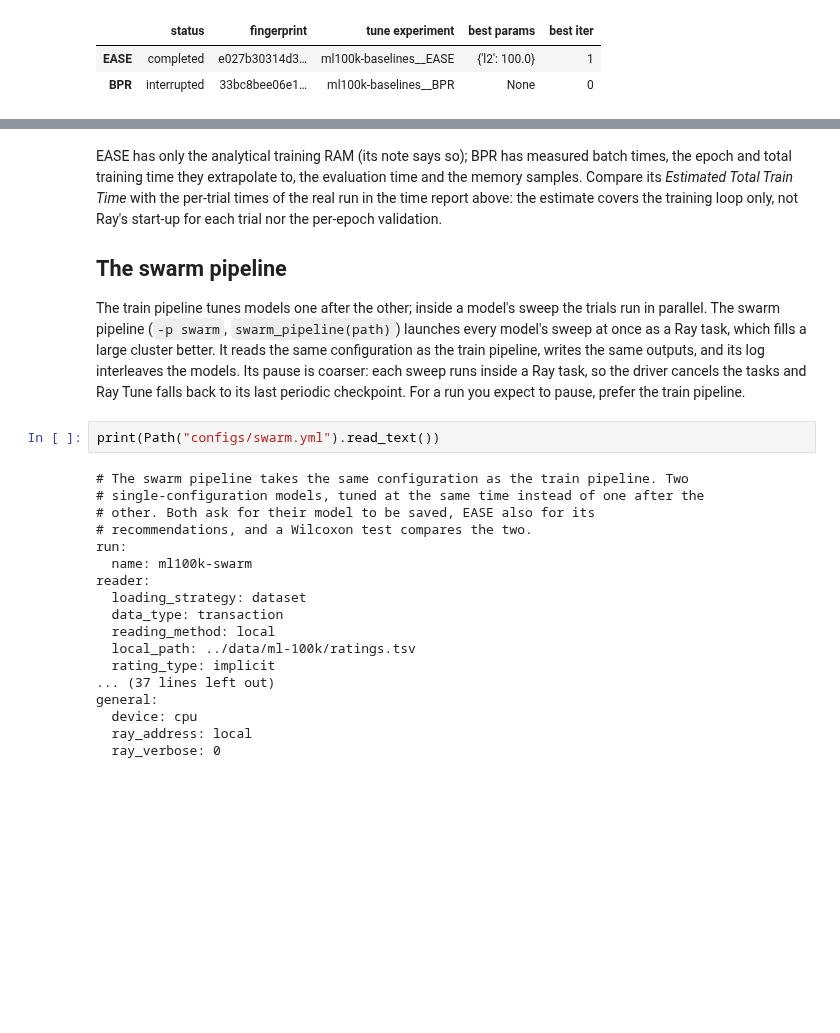
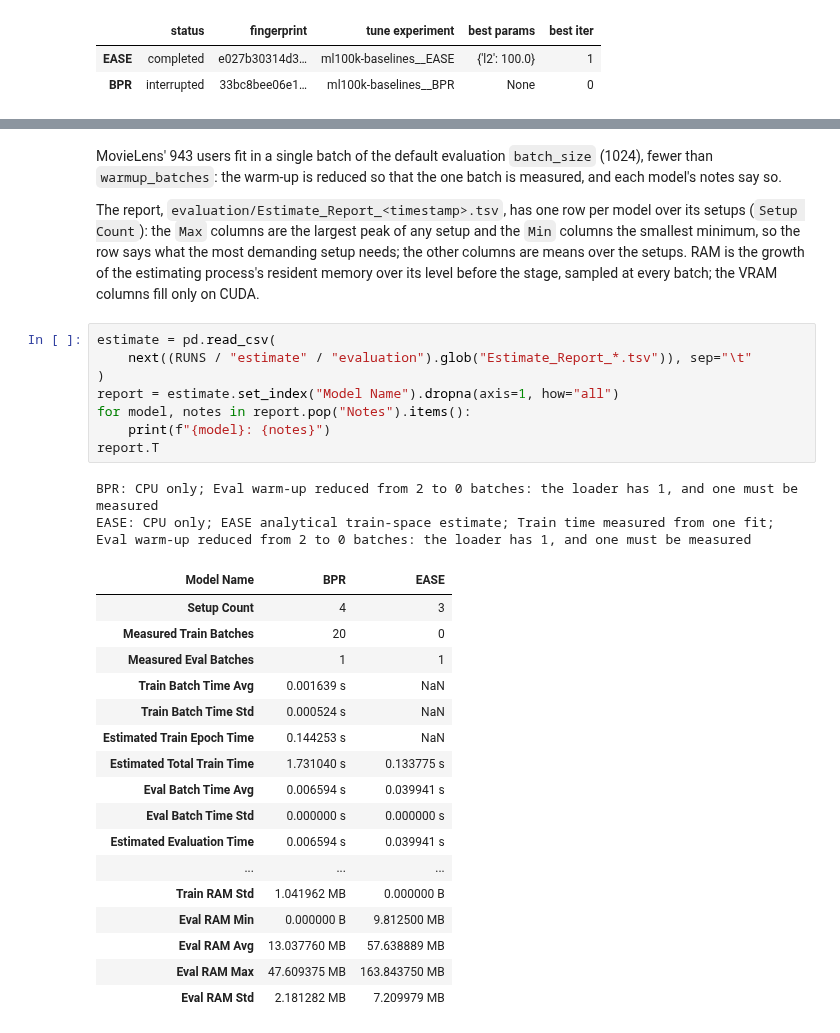
Before and after one commit to sisinflab/warprec, a Jupyter notebook: guides/11-running-experiments/running-experiments.ipynb, the cells around one changed output, grey strips where cells are left out. Saved outputs shown, nothing was run; the diff lists cells and outputs as text; blank space fills up the shorter version.

```diff
--- a/guides/11-running-experiments/running-experiments.ipynb
+++ b/guides/11-running-experiments/running-experiments.ipynb
@@ -658,38 +693,39 @@ EASE    CPU only; Analytical train-space estimate; EASE analytical train-space e
 # %% [markdown]
-EASE has only the analytical training RAM (its note says so); BPR has measured
-batch times, the epoch and total training time they extrapolate to, the
-evaluation time and the memory samples. Compare its *Estimated Total Train
-Time* with the per-trial times of the real run in the time report above: the
-estimate covers the training loop only, not Ray's start-up for each trial nor
-the per-epoch validation.
+MovieLens' 943 users fit in a single batch of the default evaluation
+`batch_size` (1024), fewer than `warmup_batches`: the warm-up is reduced so
+that the one batch is measured, and each model's notes say so.
 
-## The swarm pipeline
-
-The train pipeline tunes models one after the other; inside a model's sweep the
-trials run in parallel. The swarm pipeline (`-p swarm`, `swarm_pipeline(path)`)
-launches every model's sweep at once as a Ray task, which fills a large cluster
-better. It reads the same configuration as the train pipeline, writes the same
-outputs, and its log interleaves the models. Its pause is coarser: each sweep
-runs inside a Ray task, so the driver cancels the tasks and Ray Tune falls back
-to its last periodic checkpoint. For a run you expect to pause, prefer the
-train pipeline.
+The report, `evaluation/Estimate_Report_<timestamp>.tsv`, has one row per model
+over its setups (`Setup Count`): the `Max` columns are the largest peak of any
+setup and the `Min` columns the smallest minimum, so the row says what the most
+demanding setup needs; the other columns are means over the setups. RAM is the
+growth of the estimating process's resident memory over its level before the
+stage, sampled at every batch; the VRAM columns fill only on CUDA.
 # %%
-print(Path("configs/swarm.yml").read_text())
+estimate = pd.read_csv(
+    next((RUNS / "estimate" / "evaluation").glob("Estimate_Report_*.tsv")), sep="\t"
+)
+report = estimate.set_index("Model Name").dropna(axis=1, how="all")
+for model, notes in report.pop("Notes").items():
+    print(f"{model}: {notes}")
+report.T
 # %% [output]
-# The swarm pipeline takes the same configuration as the train pipeline. Two
-# single-configuration models, tuned at the same time instead of one after the
-# other. Both ask for their model to be saved, EASE also for its
-# recommendations, and a Wilcoxon test compares the two.
-run:
-  name: ml100k-swarm
-reader:
-  loading_strategy: dataset
-  data_type: transaction
-  reading_method: local
-  local_path: ../data/ml-100k/ratings.tsv
-  rating_type: implicit
-... (37 lines left out)
-general:
-  device: cpu
-  ray_address: local
-  ray_verbose: 0
+BPR: CPU only; Eval warm-up reduced from 2 to 0 batches: the loader has 1, and one must be measured
+EASE: CPU only; EASE analytical train-space estimate; Train time measured from one fit; Eval warm-up reduced from 2 to 0 batches: the loader has 1, and one must be measured
+| Model Name | BPR | EASE |
+| Setup Count | 4 | 3 |
+| Measured Train Batches | 20 | 0 |
+| Measured Eval Batches | 1 | 1 |
+| Train Batch Time Avg | 0.001639 s | NaN |
+| Train Batch Time Std | 0.000524 s | NaN |
+| Estimated Train Epoch Time | 0.144253 s | NaN |
+| Estimated Total Train Time | 1.731040 s | 0.133775 s |
+| Eval Batch Time Avg | 0.006594 s | 0.039941 s |
+| Eval Batch Time Std | 0.000000 s | 0.000000 s |
+| Estimated Evaluation Time | 0.006594 s | 0.039941 s |
+| ... | ... | ... |
+| Train RAM Std | 1.041962 MB | 0.000000 B |
+| Eval RAM Min | 0.000000 B | 9.812500 MB |
+| Eval RAM Avg | 13.037760 MB | 57.638889 MB |
+| Eval RAM Max | 47.609375 MB | 163.843750 MB |
+| Eval RAM Std | 2.181282 MB | 7.209979 MB |
```
Also changed, not shown: parts of 49 cells of this notebook, 7 other files.
